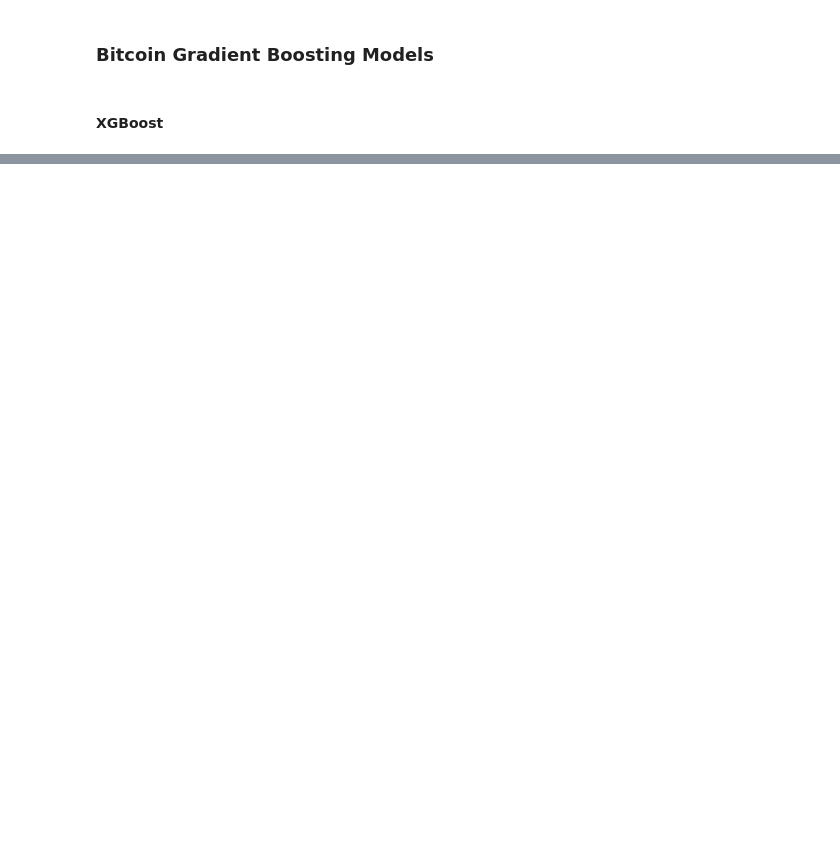
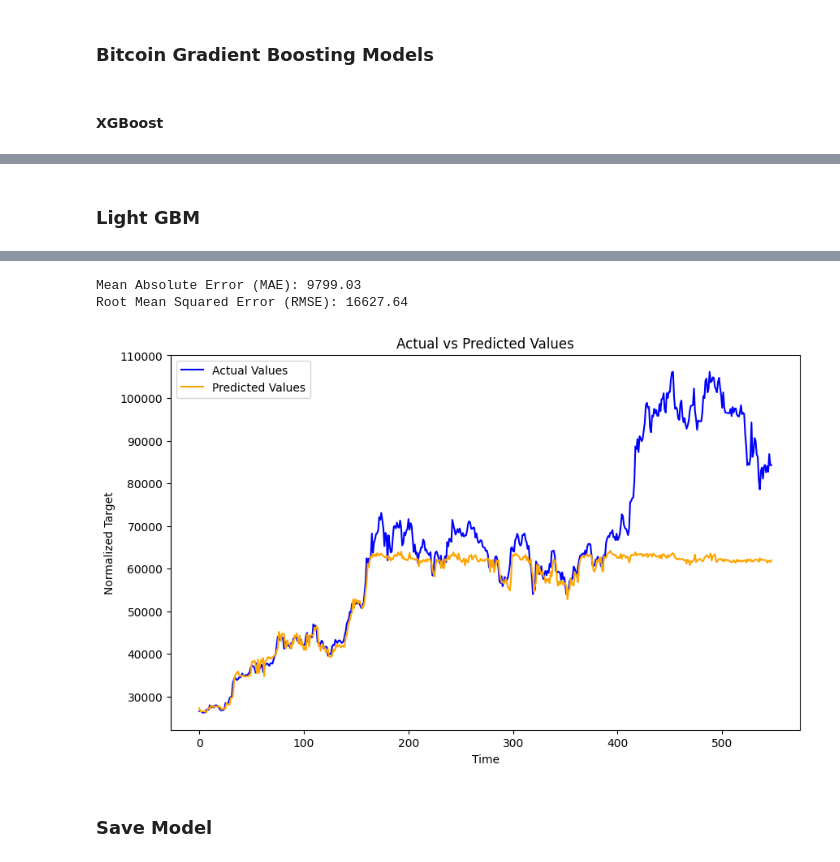
Before and after one commit to gerardolabra/bitcoinPred, a Jupyter notebook: notebook/gradient_boosting.ipynb, the cells around one changed output, grey strips where cells are left out. Cells and saved outputs as stored; diff of their text form; code cells hidden in the pictures; blank space fills up the shorter version.

```diff
--- a/notebook/gradient_boosting.ipynb
+++ b/notebook/gradient_boosting.ipynb
@@ -72,0 +301,72 @@ TypeError: XGBModel.fit() got an unexpected keyword argument 'early_stopping_rou
+# %%
+import pickle
+
+# Save the trained XGBoost model
+with open("src/models/xgboost_model.pkl", "wb") as f:
+    pickle.dump(model, f)
+# %% [markdown]
+### Light GBM
+# %%
+from sklearn.model_selection import train_test_split
+from sklearn.metrics import mean_absolute_error, mean_squared_error
+from sklearn.preprocessing import MinMaxScaler
+import lightgbm as lgb
+import pandas as pd
+import numpy as np
+import matplotlib.pyplot as plt
+
+# Load the processed dataset
+file_path = "data/processed/btc_gradient_boosting.csv"
+df = pd.read_csv(file_path)
+
+# Separate features (X) and target (y)
+X = df.drop(columns=["target"])  # All columns except the target
+y = df["target"]  # The target column (next day's close price)
+
+# Split the data into training and validation sets (80% train, 20% validation)
+X_train, X_val, y_train, y_val = train_test_split(X, y, test_size=0.2, random_state=42, shuffle=False)
+
+# Normalize the features using MinMaxScaler
+scaler = MinMaxScaler()
+X_train_scaled = scaler.fit_transform(X_train)  # Fit and transform the training set
+X_val_scaled = scaler.transform(X_val)  # Transform the validation set (use the same scaler)
+
+# Initialize the LightGBM model
+model = lgb.LGBMRegressor(
+    n_estimators=300,  # Number of trees
+    learning_rate=0.05,  # Step size shrinkage
+    max_depth=8,  # Maximum depth of a tree
+    subsample=0.8,  # Fraction of samples used for training each tree
+    colsample_bytree=0.8,  # Fraction of features used for training each tree
+    random_state=42
+)
+
+# Train the model with early stopping
+model.fit(
+    X_train_scaled,
+    y_train,
+    eval_set=[(X_val_scaled, y_val)],  # Validation set for evaluation
+    eval_metric="rmse",  # Evaluation metric
+    callbacks=[lgb.early_stopping(stopping_rounds=10), lgb.log_evaluation(period=1)]  # Early stopping and logging
+)
+
+# Make predictions on the validation set
+y_val_pred = model.predict(X_val_scaled)
+
+# Evaluate the model
+mae = mean_absolute_error(y_val, y_val_pred)
+rmse = np.sqrt(mean_squared_error(y_val, y_val_pred))
+
+print(f"Mean Absolute Error (MAE): {mae:.2f}")
+print(f"Root Mean Squared Error (RMSE): {rmse:.2f}")
+
+# Plot actual vs predicted values
+plt.figure(figsize=(10, 6))
+plt.plot(y_val.values, label="Actual Values", color="blue")
+plt.plot(y_val_pred, label="Predicted Values", color="orange")
+plt.title("Actual vs Predicted Values")
+plt.xlabel("Time")
+plt.ylabel("Normalized Target")
+plt.legend()
+plt.show()
+# %% [output]
@@ -72,0 +390,5 @@ TypeError: XGBModel.fit() got an unexpected keyword argument 'early_stopping_rou
+Mean Absolute Error (MAE): 9799.03
+Root Mean Squared Error (RMSE): 16627.64
+[figure, added]
+# %% [markdown]
+### Save Model
```
Also changed, not shown: parts of 9 cells of this notebook, 30 other files.
